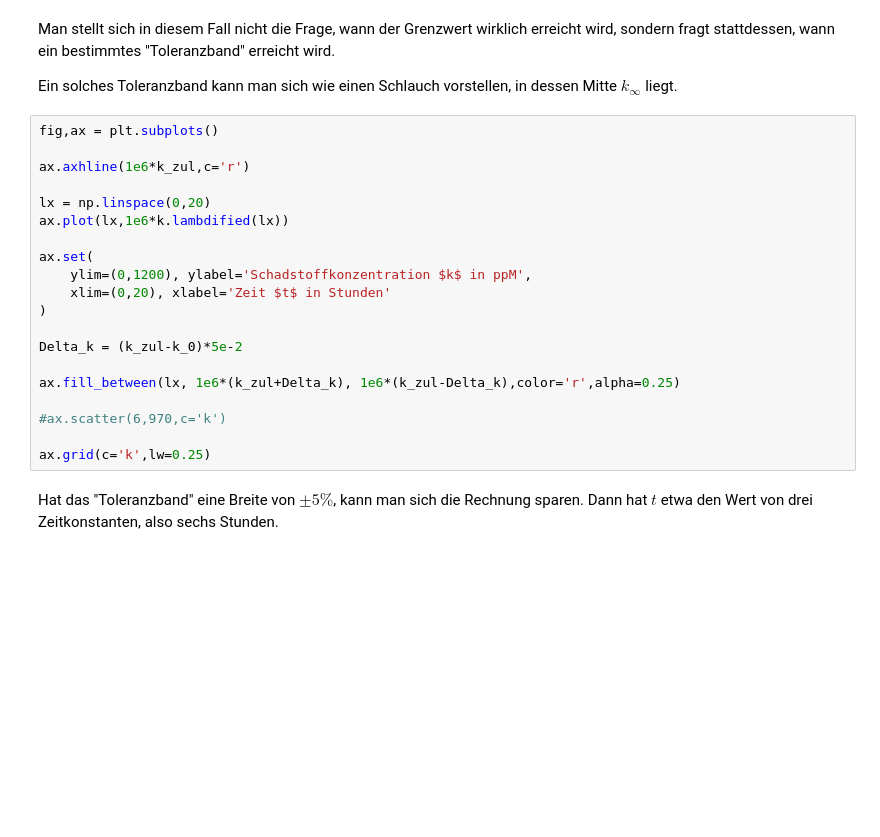
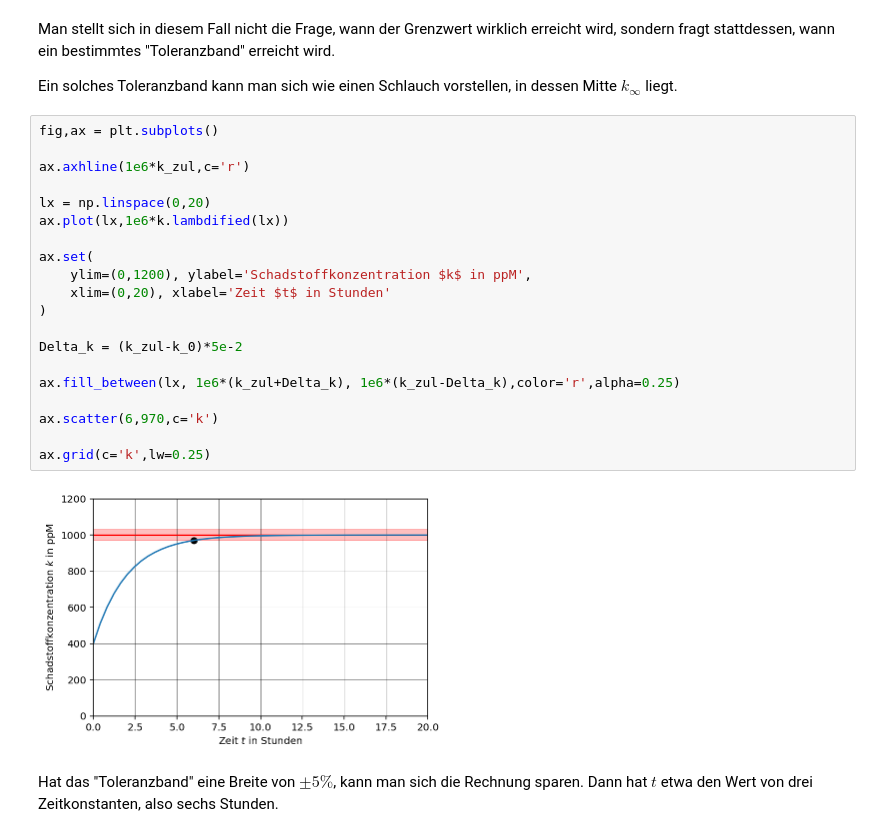
Before and after one commit to w-meiners/rlt-rlq, a Jupyter notebook: Notebooks/Notebook_6.ipynb, the cells around one changed output. Cells and saved outputs as stored; diff of their text form; blank space fills up the shorter version.

```diff
--- a/Notebooks/Notebook_6.ipynb
+++ b/Notebooks/Notebook_6.ipynb
@@ -65,23 +69,25 @@ Ein solches Toleranzband kann man sich wie einen Schlauch vorstellen, in dessen
 # %%
 fig,ax = plt.subplots()
 
 ax.axhline(1e6*k_zul,c='r')
 
 lx = np.linspace(0,20)
 ax.plot(lx,1e6*k.lambdified(lx))
 
 ax.set(
     ylim=(0,1200), ylabel='Schadstoffkonzentration $k$ in ppM',
     xlim=(0,20), xlabel='Zeit $t$ in Stunden'
 )
 
 Delta_k = (k_zul-k_0)*5e-2
 
 ax.fill_between(lx, 1e6*(k_zul+Delta_k), 1e6*(k_zul-Delta_k),color='r',alpha=0.25)
 
-#ax.scatter(6,970,c='k')
+ax.scatter(6,970,c='k')
 
 ax.grid(c='k',lw=0.25)
+# %% [output]
+[figure, added]
 # %% [markdown]
 Hat das "Toleranzband" eine Breite von $\pm 5\%$, kann man sich die Rechnung sparen. Dann hat $t$ etwa den Wert von drei Zeitkonstanten, also sechs Stunden.
 # %% [markdown]
```
Also changed, not shown: parts of 5 cells of this notebook, 9 other files.
